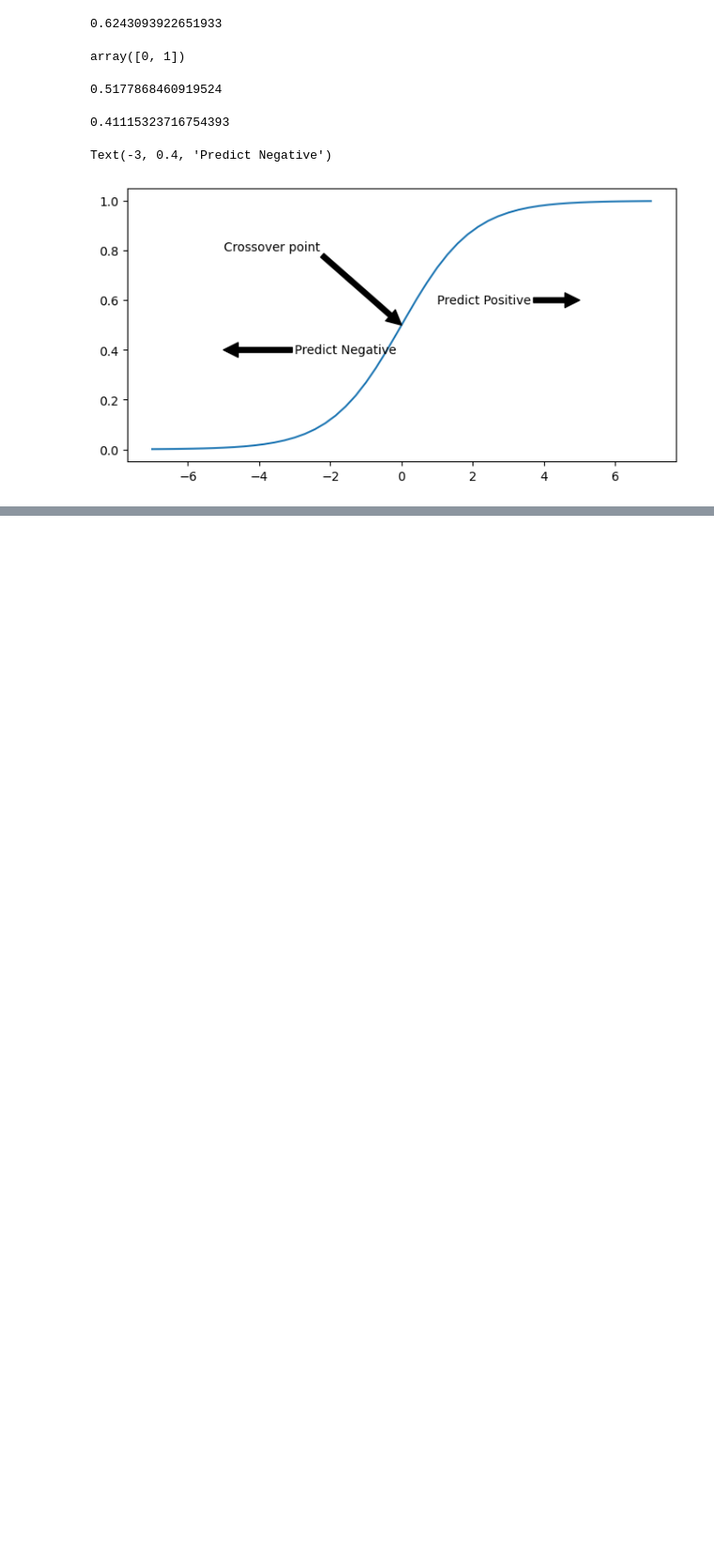
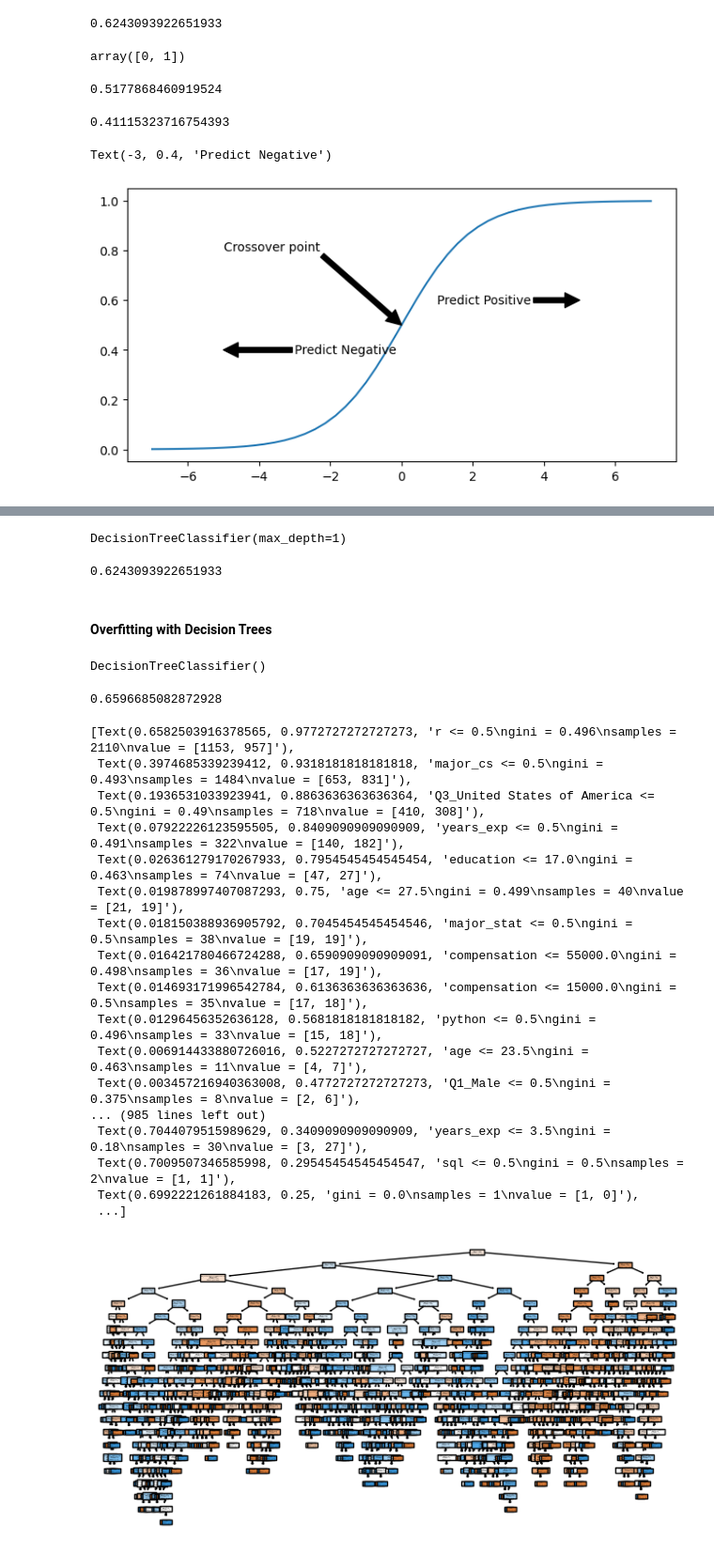
Before and after one commit to joakor89/effective_XGBoost, a Jupyter notebook: Effective XGBoost.ipynb, the cells around one changed output, grey strips where cells are left out. Shown at 94% size. Cells and saved outputs as stored; diff of their text form; code cells hidden in the pictures; blank space fills up the shorter version.

```diff
--- a/Effective XGBoost.ipynb
+++ b/Effective XGBoost.ipynb
@@ -694,0 +697,47 @@ Text(-3, 0.4, 'Predict Negative')
+# %%
+underfit = tree.DecisionTreeClassifier(max_depth=1)
+X_train = kag_pl.fit_transform(kag_X_train)
+# %%
+underfit.fit(X_train, kag_y_train)
+# %% [output]
+DecisionTreeClassifier(max_depth=1)
+# %%
+underfit.score(X_test, kag_y_test)
+# %% [output]
+0.6243093922651933
+# %% [markdown]
+#### Overfitting with Decision Trees
+# %%
+hi_variance = tree.DecisionTreeClassifier(max_depth=None)
+X_train = kag_pl.fit_transform(kag_X_train)
+# %%
+hi_variance.fit(X_train, kag_y_train)
+# %% [output]
+DecisionTreeClassifier()
+# %%
+hi_variance.score(X_test, kag_y_test)
+# %% [output]
+0.6596685082872928
+# %%
+fig, ax = plt.subplots(figsize=(8, 4))
+features = list(c for c in X_train.columns)
+tree.plot_tree(hi_variance, feature_names=features, filled=True)
+# %% [output]
+[Text(0.6582503916378565, 0.9772727272727273, 'r <= 0.5\ngini = 0.496\nsamples = 2110\nvalue = [1153, 957]'),
+ Text(0.3974685339239412, 0.9318181818181818, 'major_cs <= 0.5\ngini = 0.493\nsamples = 1484\nvalue = [653, 831]'),
+ Text(0.1936531033923941, 0.8863636363636364, 'Q3_United States of America <= 0.5\ngini = 0.49\nsamples = 718\nvalue = [410, 308]'),
+ Text(0.07922226123595505, 0.8409090909090909, 'years_exp <= 0.5\ngini = 0.491\nsamples = 322\nvalue = [140, 182]'),
+ Text(0.026361279170267933, 0.7954545454545454, 'education <= 17.0\ngini = 0.463\nsamples = 74\nvalue = [47, 27]'),
+ Text(0.019878997407087293, 0.75, 'age <= 27.5\ngini = 0.499\nsamples = 40\nvalue = [21, 19]'),
+ Text(0.018150388936905792, 0.7045454545454546, 'major_stat <= 0.5\ngini = 0.5\nsamples = 38\nvalue = [19, 19]'),
+ Text(0.016421780466724288, 0.6590909090909091, 'compensation <= 55000.0\ngini = 0.498\nsamples = 36\nvalue = [17, 19]'),
+ Text(0.014693171996542784, 0.6136363636363636, 'compensation <= 15000.0\ngini = 0.5\nsamples = 35\nvalue = [17, 18]'),
+ Text(0.01296456352636128, 0.5681818181818182, 'python <= 0.5\ngini = 0.496\nsamples = 33\nvalue = [15, 18]'),
+ Text(0.006914433880726016, 0.5227272727272727, 'age <= 23.5\ngini = 0.463\nsamples = 11\nvalue = [4, 7]'),
+ Text(0.003457216940363008, 0.4772727272727273, 'Q1_Male <= 0.5\ngini = 0.375\nsamples = 8\nvalue = [2, 6]'),
+... (985 lines left out)
+ Text(0.7044079515989629, 0.3409090909090909, 'years_exp <= 3.5\ngini = 0.18\nsamples = 30\nvalue = [3, 27]'),
+ Text(0.7009507346585998, 0.29545454545454547, 'sql <= 0.5\ngini = 0.5\nsamples = 2\nvalue = [1, 1]'),
+ Text(0.6992221261884183, 0.25, 'gini = 0.0\nsamples = 1\nvalue = [1, 0]'),
+ ...]
+[figure, added]
```
Also changed, not shown: parts of 4 cells of this notebook.
